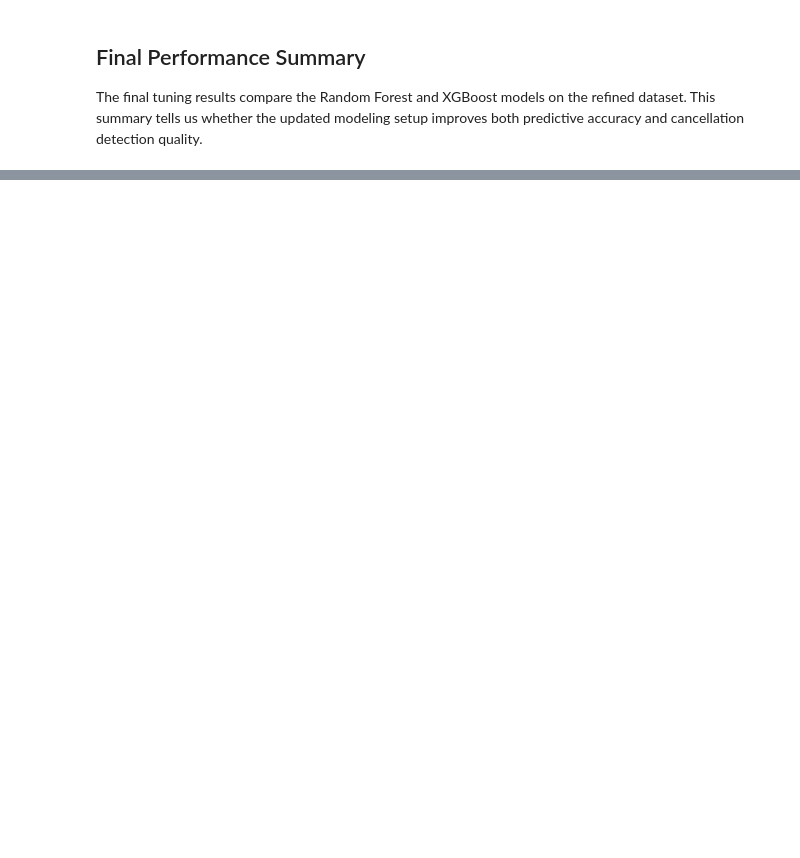
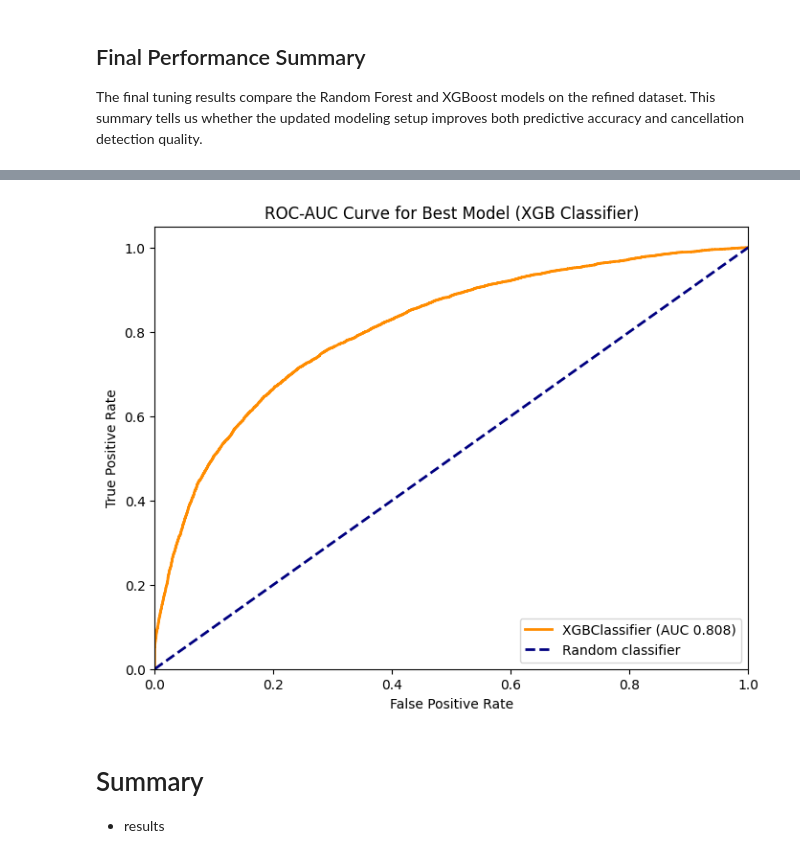
Before and after one commit to eugenekiepeeh/hotel_business_analytics, a Jupyter notebook: Modeling_Cancellation/hotel_booking_cancellation_models-2.ipynb, the cells around one changed output, grey strips where cells are left out. Saved outputs shown, nothing was run; the diff lists cells and outputs as text; code cells hidden in the pictures; blank space fills up the shorter version.

```diff
--- a/Modeling_Cancellation/hotel_booking_cancellation_models-2.ipynb
+++ b/Modeling_Cancellation/hotel_booking_cancellation_models-2.ipynb
@@ -606,8 +496,8 @@ for model_name, model in models.items():
     best_model_2 = grid_search.best_estimator_
 
     # Default 0.5 threshold predictions
-    y_pred_2 = best_model.predict(X_test)
-    y_pred_proba_2 = best_model.predict_proba(X_test)[:, 1]
+    y_pred_2 = best_model_2.predict(X_test)
+    y_pred_proba_2 = best_model_2.predict_proba(X_test)[:, 1]
 
     roc_auc = roc_auc_score(y_test, y_pred_proba_2)
     acc = accuracy_score(y_test, y_pred_2)
@@ -731,7 +631,13 @@ y_new = hotel_bookings_copy2['is_canceled']
 # %% [markdown]
 ### Train/Test Split II
 # %%
-X_train, X_test, y_train, y_test = train_test_split(X_new, y_new, test_size=0.3, stratify=y, random_state=19)
+X_train, X_test, y_train, y_test = train_test_split(
+    X_new,
+    y_new,
+    test_size=0.3,
+    stratify=y_new,
+    random_state=19
+)
 # %% [markdown]
 ### Final Model Training on the Refined Dataset
 
@@ -776,11 +682,11 @@ for model_name, model in models.items():
                                refit=True, error_score='raise')
     grid_search.fit(X_train, y_train)
 
-    best_model = grid_search.best_estimator_
+    best_model_3 = grid_search.best_estimator_
 
     # Default 0.5 threshold predictions
-    y_pred = best_model.predict(X_test)
-    y_pred_proba = best_model.predict_proba(X_test)[:, 1]
+    y_pred = best_model_3.predict(X_test)
+    y_pred_proba = best_model_3.predict_proba(X_test)[:, 1]
 
     roc_auc = roc_auc_score(y_test, y_pred_proba)
     acc = accuracy_score(y_test, y_pred)
@@ -829,0 +769,24 @@ weighted avg       0.78      0.75      0.76     26008
+# %%
+# ROC AUC
+model_name_3 = type(best_model_3).__name__
+model_predict_proba = best_model_3.predict_proba(X_test)[:,1]
+
+fpr_best_3, tpr_best_3, _ = roc_curve(y_test, model_predict_proba)
+roc_auc_best_3 = roc_auc_score(y_test, model_predict_proba)
+
+plt.figure(figsize=(8,6))
+plt.plot(fpr_best_3, tpr_best_3, color = 'darkorange', lw=2,
+    label = f"{model_name_2} (AUC {roc_auc_best_3:.3f})")
+plt.plot([0, 1], [0, 1], color="navy", lw=2, linestyle="--", label="Random classifier")
+plt.xlim([0.0, 1.0])
+plt.ylim([0.0, 1.05])
+plt.xlabel("False Positive Rate")
+plt.ylabel("True Positive Rate")
+plt.title("ROC-AUC Curve for Best Model (XGB Classifier)")
+plt.legend(loc = 4)
+plt.show()
+# %% [output]
+[figure, added]
+# %% [markdown]
+# Summary
+- results
```
Also changed, not shown: parts of 18 cells of this notebook.
